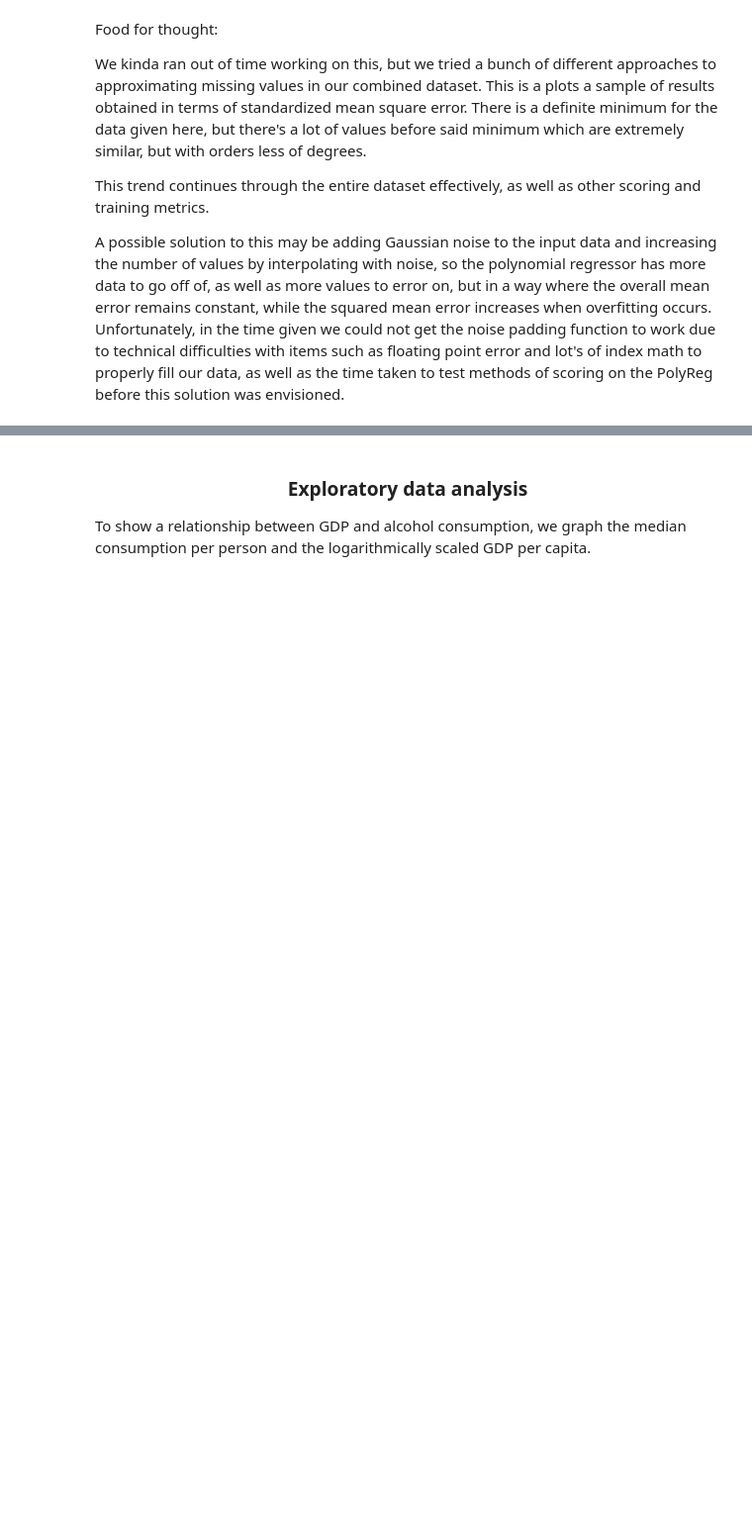
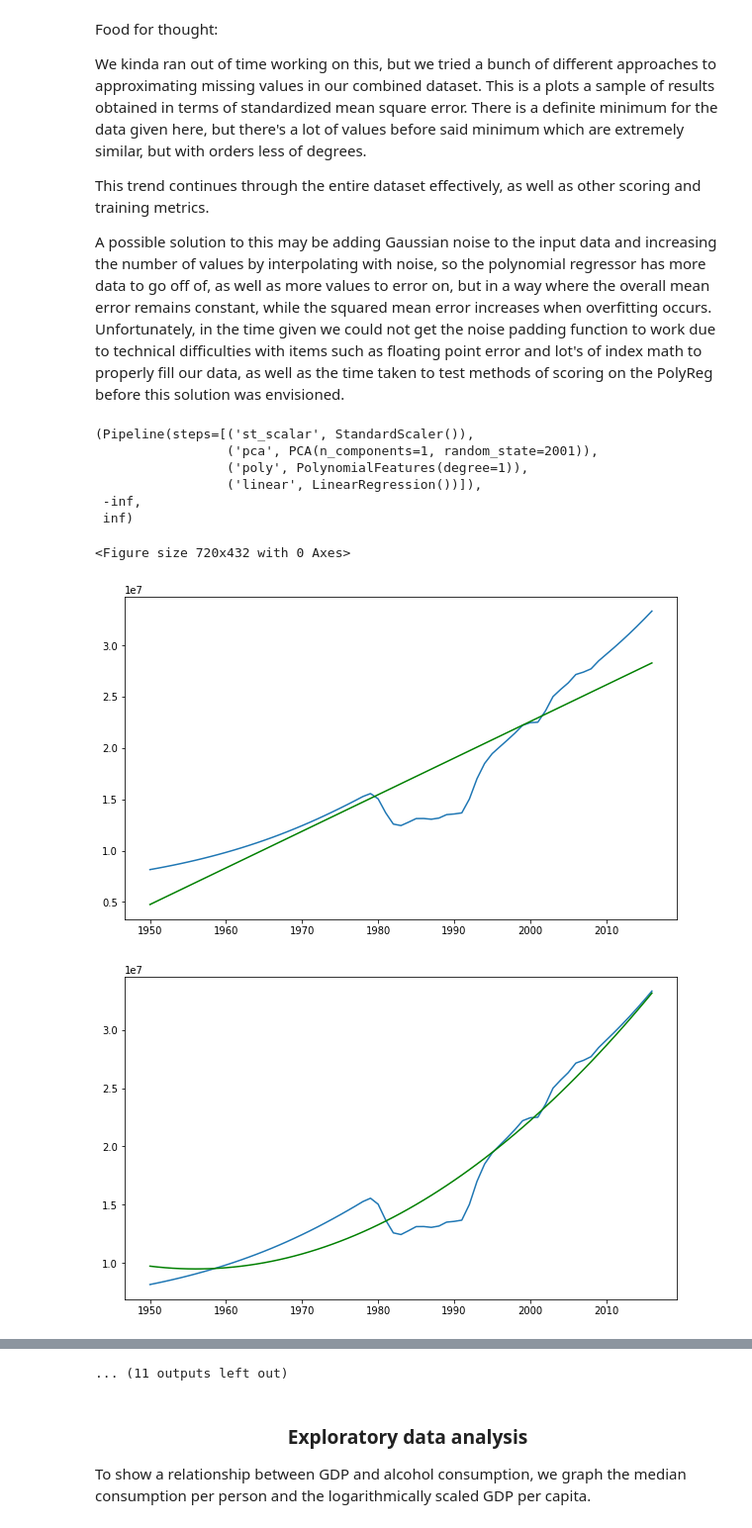
Before and after one commit to evanamay/CMSC320-Final-Project, a Jupyter notebook: tutorial.ipynb, the cells around one changed output, grey strips where cells are left out. Shown at 99% size. Saved outputs shown, nothing was run; the diff lists cells and outputs as text; code cells hidden in the pictures; blank space fills up the shorter version.

```diff
--- a/tutorial.ipynb
+++ b/tutorial.ipynb
@@ -786,8 +786,6 @@ def gap_minder(x_vals, y_vals, missing_xs, poly_low = 1, poly_high = 3, k_step =
     mse = mean_squared_error(y_test,pred)
     r2 = r2_score(y_test, pred)
 
-    print(pred.shape, y_train.shape)
-
     residuals = y_test - pred
 
     residuals_sq = residuals * residuals
@@ -798,17 +796,9 @@ def gap_minder(x_vals, y_vals, missing_xs, poly_low = 1, poly_high = 3, k_step =
 
     plt.figure(figsize=(10,6))
 
-    # for i in range(0,len(x_test)):
-    #   x1,x2 = x_test[i], x_test[i]
-    #   y1,y2 = y_test[i], y_test[i] - residuals[i]
-    #   plt.plot([x1,x2],[y1,y2], color = "red")
-
-    # plt.plot(x_test, pred)
-
     plt.plot(x_vals, y_vals.reshape(-1,1))
     plt.plot(x_vals, model.predict(x_vals.reshape(-1,1)), color = "green")
 
-  plt.title = "best degree: {}".format(best_degree)
 
   model = Pipeline([('st_scalar', StandardScaler()),
                       ('pca', PCA(n_components=1, random_state = 2001)),
@@ -817,14 +807,23 @@ def gap_minder(x_vals, y_vals, missing_xs, poly_low = 1, poly_high = 3, k_step =
                       ])
   plt.figure(figsize=(10,6))
   plt.plot(degs,bics/np.max(bics))
-  ##plt.plot(degs,bics2)
 
 
   return model, max_r2, min_mse
 # %%
 test_years = combined_df.loc[(combined_df.code == "AFG")]
-missing_years = test_years.loc[(test_years.code == "AFG") & (combined_df.population == -1)]["years"]
+missing_years = test_years.loc[(test_years.code == "AFG") & (combined_df.population == -1)]["year"]
 
 regr_years = test_years[~test_years.year.isin(missing_years)]["year"].to_numpy().reshape(-1,1)
 regr_pop = test_years[~test_years.year.isin(missing_years)]["population"].to_numpy().reshape(-1,1)
-gap_minder(regr_years)
+gap_minder(regr_years, regr_pop, missing_xs=missing_years, poly_high= 20)
+# %% [output]
+(Pipeline(steps=[('st_scalar', StandardScaler()),
+                 ('pca', PCA(n_components=1, random_state=2001)),
+                 ('poly', PolynomialFeatures(degree=1)),
+                 ('linear', LinearRegression())]),
+ -inf,
+ inf)
+<Figure size 720x432 with 0 Axes>
+[figure, added]
+[figure, added]
@@ -831,3 +838,4 @@ gap_minder(regr_years)
+... (11 outputs left out)
 # %% [markdown]
 <center>
     <h3>Exploratory data analysis</h3>
```
Also changed, not shown: parts of 5 cells of this notebook.
